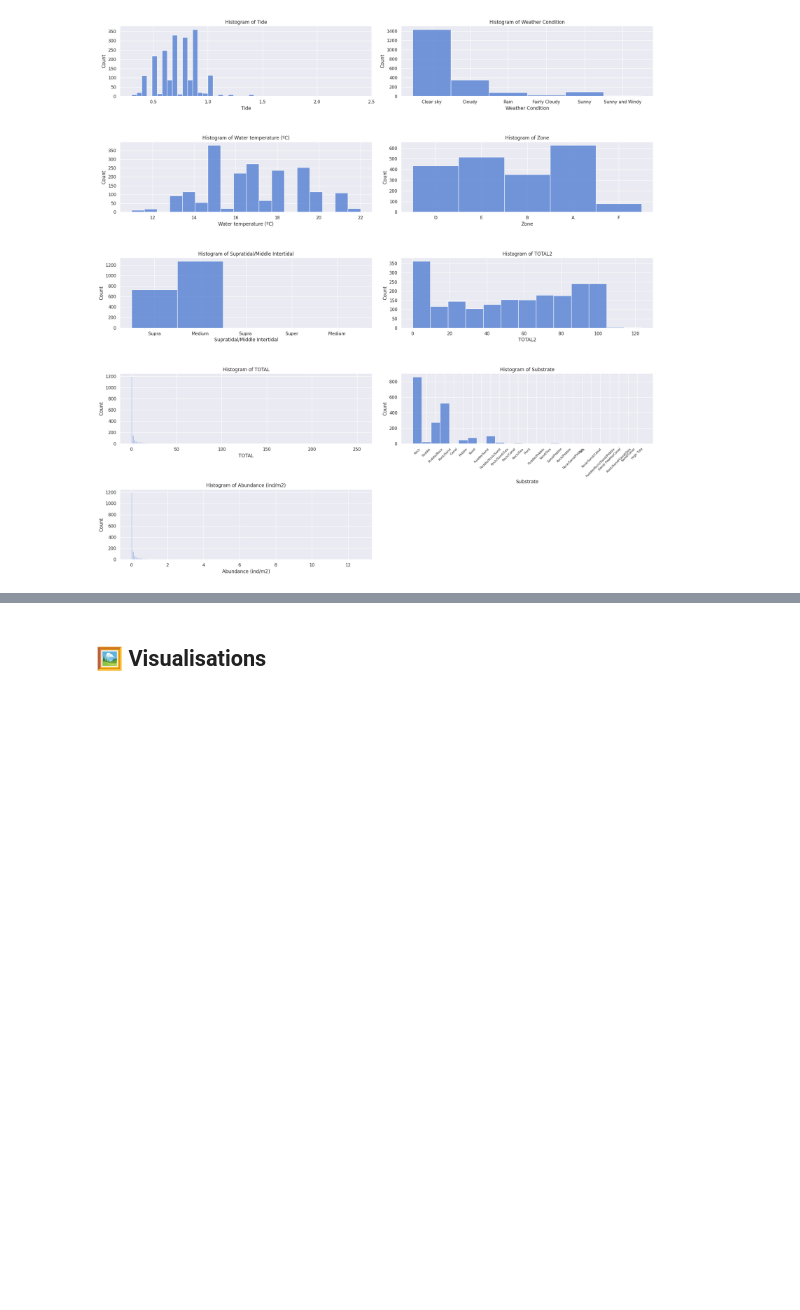
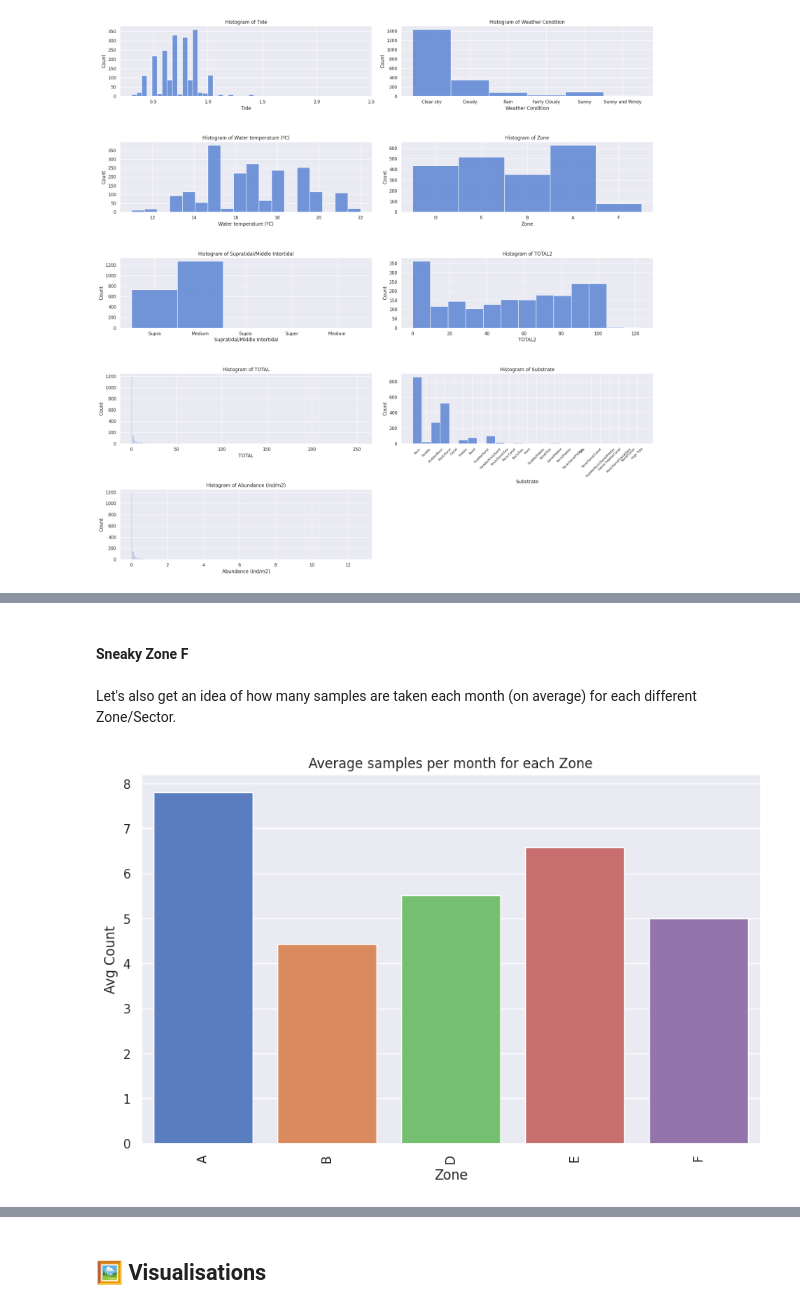
Before and after one commit to duarteoliper/WDL2_2023, a Jupyter notebook: Submission_phase_2_v2.ipynb, the cells around one changed output, grey strips where cells are left out. Saved outputs shown, nothing was run; the diff lists cells and outputs as text; code cells hidden in the pictures; blank space fills up the shorter version.

```diff
--- a/Submission_phase_2_v2.ipynb
+++ b/Submission_phase_2_v2.ipynb
@@ -544,0 +712,19 @@ plt.show()
+# %%
+values_to_drop = ['Other', 'Unknown']
+df = df[~df['Substrate'].isin(values_to_drop)]
+# %% [markdown]
+#### Sneaky Zone F
+# %% [markdown]
+Let's also get an idea of how many samples are taken each month (on average) for each different Zone/Sector.
+# %%
+# Group by both 'Zone' and 'Month' and calculate average
+monthly_samples = df.groupby(['Zone', 'Month']).size()\
+    .groupby(['Zone']).mean().reset_index(name='Avg Count')
+
+plt.figure(figsize=(10,6))
+sns.barplot(data=monthly_samples, x='Zone', y='Avg Count')
+plt.title('Average samples per month for each Zone')
+plt.xticks(rotation=90)
+plt.show()
+# %% [output]
+[figure, added]
```
Also changed, not shown: parts of 79 cells of this notebook.
